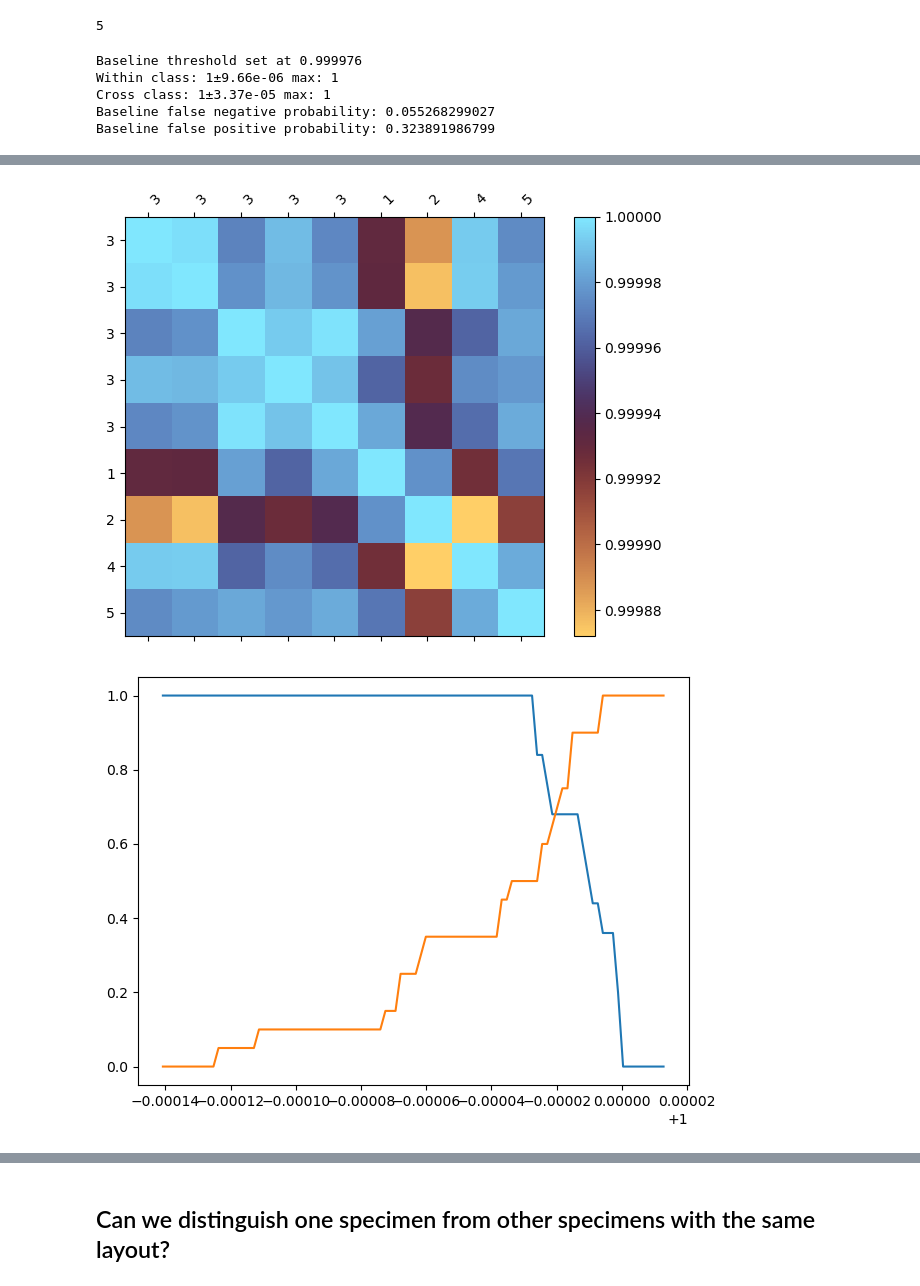
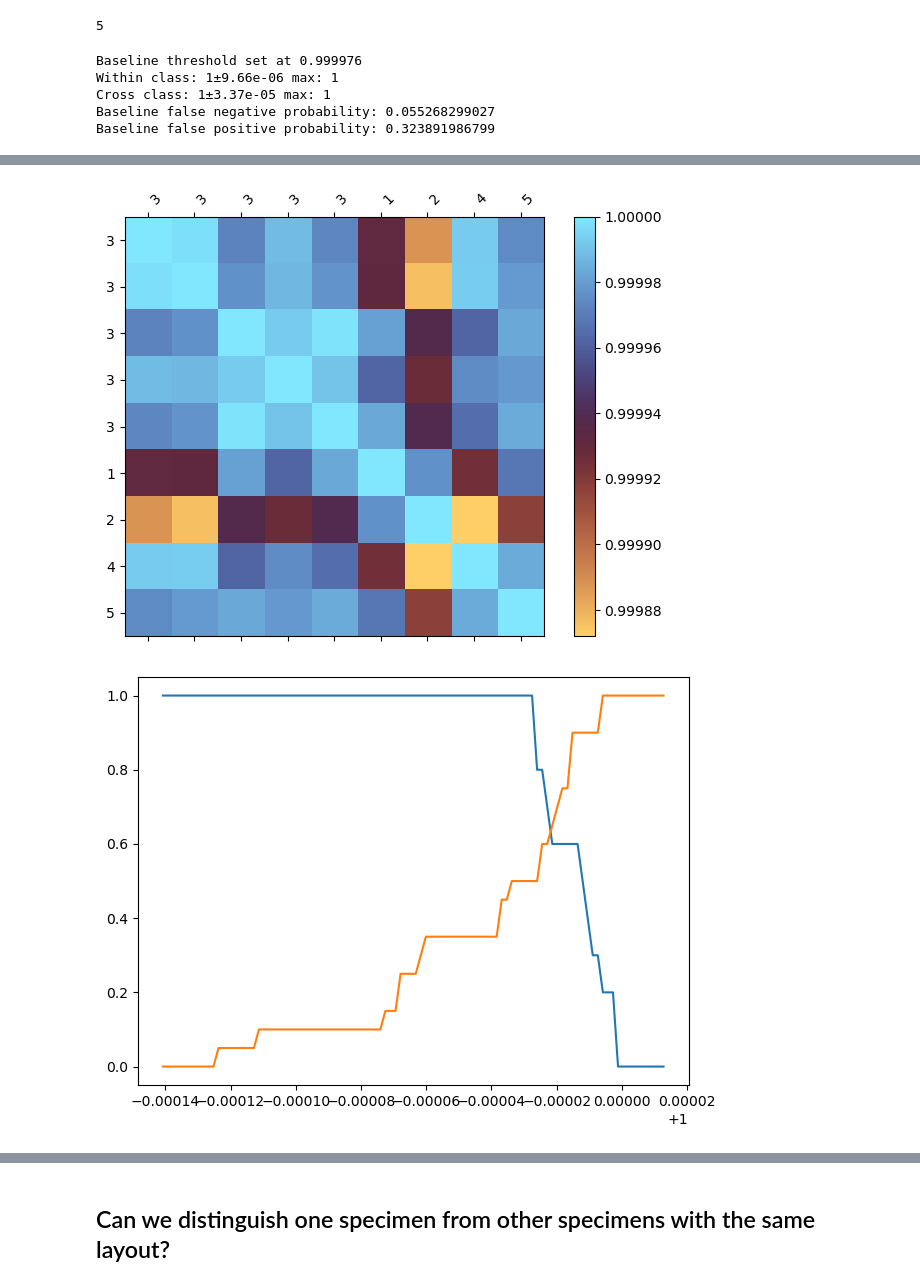
Before and after one commit to jaseg/sampling-mesh-monitor, a Jupyter notebook: jupyter_notebooks/classifier_tests.ipynb, the cells around one changed output, grey strips where cells are left out. Drawn from its saved outputs; the diff is of its cells as text; code cells hidden in the pictures.

```diff
--- a/jupyter_notebooks/classifier_tests.ipynb
+++ b/jupyter_notebooks/classifier_tests.ipynb
@@ -274,35 +276,35 @@ def plot_covar(group_a, group_b, select_trace='open_fwd', select_channel='adc1',
         min_corr = corr.min()
         max_corr = corr.max()
         d_corr = max_corr - min_corr
         x = np.linspace(min_corr - 0.1*d_corr, max_corr + 0.1 * d_corr, 100)
 
-        correct_in_group = lambda thr: np.mean(corr[:len(group_a), :len(group_a)] >= thr)
+        correct_in_group = lambda thr: np.mean(corr[np.triu_indices(len(group_a), 1)] >= thr)
         correct_out_group = lambda thr: np.mean(corr[:len(group_a), len(group_a):] < thr)
 
         ax.plot(x, [correct_in_group(val) for val in x])
         ax.plot(x, [correct_out_group(val) for val in x])
         fig.tight_layout()
     #fig.savefig('../paper/manip_pearson_corr.pdf')
 
 #group_a = [val for key, values in data.items() for val in values if val['info']['chip'] == 'pi3hdx12211' and key == 'M-SP-PITCH-V2-0001-0.4'][-5:]
 #group_b = list({key: val for key, values in data.items() for val in values if val['info']['chip'] == 'pi3hdx12211' and re.match(r'M-SP-PITCH-V2-000[23456]-0\.4', key)}.values())
 
 #group_a = [val for key, values in data.items() for val in values if val['info']['chip'] == 'tdp0604' and key == 'M-SP-PITCH-V2-0001-0.4'][-5:]
 #group_b = list({key: val for key, values in data.items() for val in values if val['info']['chip'] == 'tdp0604' and re.match(r'M-SP-PITCH-V2-000[23456]-0\.4', key)}.values())
 #plot_covar(group_a, group_b, select_trace='open_fwd', select_channel='adc1', smooth=None)
 
 group_a = [val for key, values in data.items() for val in values if val['info']['chip'] == 'pi3hdx12211' and key == 'M-SP-PITCH-V2-0003-0.4'][-5:]
 group_b = list({key: val for key, values in data.items() for val in values if val['info']['chip'] == 'pi3hdx12211' and re.match(r'M-SP-PITCH-V2-000[1245]-0\.4', key)}.values())
 plot_covar(group_a, group_b, select_trace='open_fwd', smooth=1e-2, plot_cdf=True)
 # %% [output]
 Baseline threshold set at 0.999976
 Within class: 1±9.66e-06 max: 1
 Cross class: 1±3.37e-05 max: 1
 Baseline false negative probability: 0.055268299027
 Baseline false positive probability: 0.323891986799
 [figure]
 [figure]
-[figure, old version]
+[figure, new version]
 # %%
 def plot_vector_covar(group_a, group_b, do_cal=False, vector_method='norm', distance_method='corr', smooth=None, plot_cdf=False):
     group_a = sorted(group_a, key=lambda entry: entry['info']['serial'])
```
Also changed, not shown: parts of 26 cells of this notebook, 1 other file.
